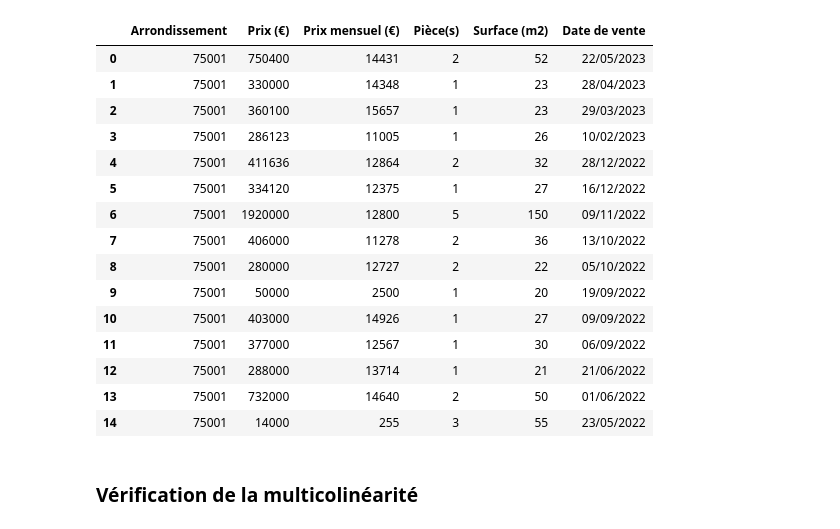
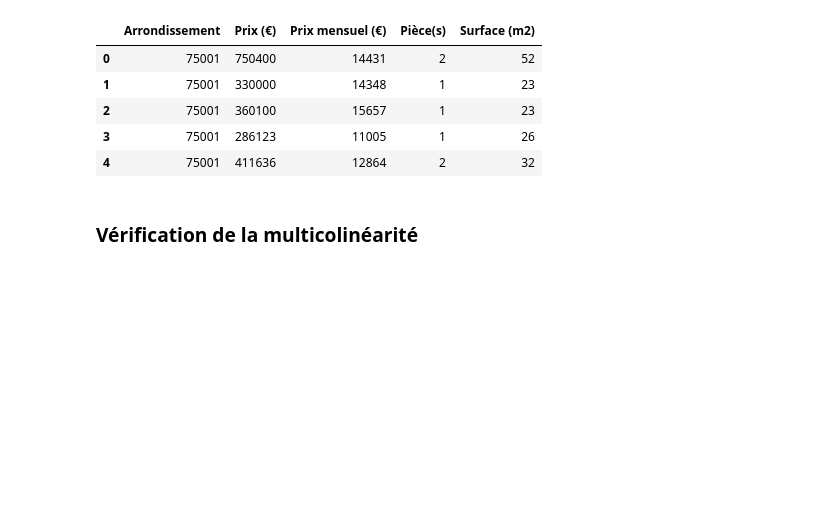
Before and after one commit to Zhuanu/Projet-DALAS, a Jupyter notebook: modele.ipynb, the cells around one changed output. Saved outputs shown, nothing was run; the diff lists cells and outputs as text; code cells hidden in the pictures; blank space fills up the shorter version.

```diff
--- a/modele.ipynb
+++ b/modele.ipynb
@@ -10,27 +12,17 @@ from sklearn.model_selection import train_test_split
 # %%
 # Chargement des données
 file_path = 'data/immodataParis.csv'
-data = pd.read_csv(file_path)
+base_data = pd.read_csv(file_path)
 
-data = data[['Arrondissement', 'Prix (€)',
-       'Prix mensuel (€)', 'Pièce(s)', 'Surface (m2)', 'Date de vente']].copy()
+data = base_data[['Arrondissement', 'Prix (€)',
+       'Prix mensuel (€)', 'Pièce(s)', 'Surface (m2)']].copy()
 
 df = pd.DataFrame(data)
-df.head(15)
+df.head()
 # %% [output]
-|  | Arrondissement | Prix (€) | Prix mensuel (€) | Pièce(s) | Surface (m2) | Date de vente |
-| 0 | 75001 | 750400 | 14431 | 2 | 52 | 22/05/2023 |
-| 1 | 75001 | 330000 | 14348 | 1 | 23 | 28/04/2023 |
-| 2 | 75001 | 360100 | 15657 | 1 | 23 | 29/03/2023 |
-| 3 | 75001 | 286123 | 11005 | 1 | 26 | 10/02/2023 |
-| 4 | 75001 | 411636 | 12864 | 2 | 32 | 28/12/2022 |
-| 5 | 75001 | 334120 | 12375 | 1 | 27 | 16/12/2022 |
-| 6 | 75001 | 1920000 | 12800 | 5 | 150 | 09/11/2022 |
-| 7 | 75001 | 406000 | 11278 | 2 | 36 | 13/10/2022 |
-| 8 | 75001 | 280000 | 12727 | 2 | 22 | 05/10/2022 |
-| 9 | 75001 | 50000 | 2500 | 1 | 20 | 19/09/2022 |
-| 10 | 75001 | 403000 | 14926 | 1 | 27 | 09/09/2022 |
-| 11 | 75001 | 377000 | 12567 | 1 | 30 | 06/09/2022 |
-| 12 | 75001 | 288000 | 13714 | 1 | 21 | 21/06/2022 |
-| 13 | 75001 | 732000 | 14640 | 2 | 50 | 01/06/2022 |
-| 14 | 75001 | 14000 | 255 | 3 | 55 | 23/05/2022 |
+|  | Arrondissement | Prix (€) | Prix mensuel (€) | Pièce(s) | Surface (m2) |
+| 0 | 75001 | 750400 | 14431 | 2 | 52 |
+| 1 | 75001 | 330000 | 14348 | 1 | 23 |
+| 2 | 75001 | 360100 | 15657 | 1 | 23 |
+| 3 | 75001 | 286123 | 11005 | 1 | 26 |
+| 4 | 75001 | 411636 | 12864 | 2 | 32 |
```
Also changed, not shown: parts of 21 cells of this notebook.
